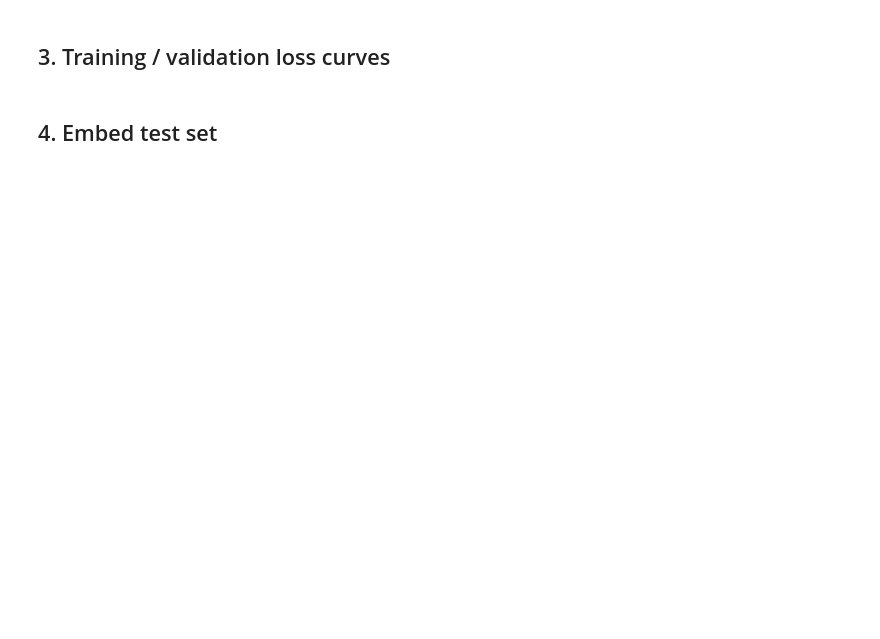
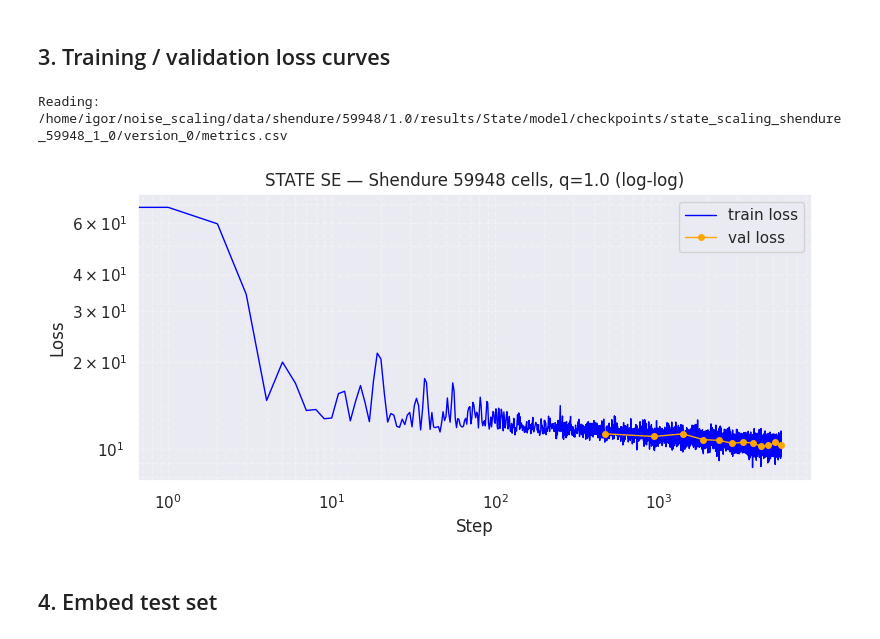
Before and after one commit to igor-sadalski/Scaling-up-measurement-noise-scaling-laws, a Jupyter notebook: analysis/2026-04-13_20-36_state_se_shendure_59k_prepare_train_lmi.ipynb, the cells around one changed output. Cells and saved outputs as stored; diff of their text form; code cells hidden in the pictures; blank space fills up the shorter version.

```diff
--- a/analysis/2026-04-13_20-36_state_se_shendure_59k_prepare_train_lmi.ipynb
+++ b/analysis/2026-04-13_20-36_state_se_shendure_59k_prepare_train_lmi.ipynb
@@ -120,7 +120,7 @@ base_dir = DATA_DIR / DATASET / str(SIZE) / str(QUALITY)
 model = State(
     base_dir=str(base_dir),
     device=DEVICE,
-    max_epochs=10,
+    max_epochs=100,
     early_stopping_patience=3,
     dataset_name=DATASET,
     seed=SEED,
@@ -200,49 +220,38 @@ Epoch 3/9  ━━━━━━━━━━━━━╺━━━━━━━ 301/4
 # %%
 log_dirs = sorted(glob.glob(
     str(model.checkpoint_dir / f"state_{model.profile_name}" / "version_*")
 ))
 metrics_file = Path(log_dirs[-1]) / "metrics.csv"
 print(f"Reading: {metrics_file}")
 
 df = pd.read_csv(metrics_file)
 train_loss = df[["step", "trainer/train_loss"]].dropna()
 val_loss = df[["step", "validation/val_loss"]].dropna()
 
-train_loss["ema_train_loss"] = train_loss["trainer/train_loss"].ewm(alpha=0.2).mean()
-val_loss["ema_val_loss"] = val_loss["validation/val_loss"].ewm(alpha=0.2).mean()
-
-train_win = 10
-train_loss["min_train"] = train_loss["trainer/train_loss"].rolling(train_win, min_periods=1).min()
-train_loss["max_train"] = train_loss["trainer/train_loss"].rolling(train_win, min_periods=1).max()
-val_win = 5
-val_loss["min_val"] = val_loss["validation/val_loss"].rolling(val_win, min_periods=1).min()
-val_loss["max_val"] = val_loss["validation/val_loss"].rolling(val_win, min_periods=1).max()
-
 fig, ax = plt.subplots(figsize=(8, 4))
 
-ax.fill_between(train_loss["step"], train_loss["min_train"], train_loss["max_train"],
-                color="C0", alpha=0.18, label="train min-max")
-ax.fill_between(val_loss["step"], val_loss["min_val"], val_loss["max_val"],
-                color="C1", alpha=0.18, label="val min-max")
+ax.plot(
+    train_loss["step"], train_loss["trainer/train_loss"],
+    label="train loss", color="blue", linewidth=1
+)
 
-ax.plot(train_loss["step"], train_loss["trainer/train_loss"],
-        label="train loss (raw)", alpha=0.2, linewidth=0.7)
-ax.plot(train_loss["step"], train_loss["ema_train_loss"],
-        label="train loss (EMA)", color="C0", linewidth=2)
-ax.plot(val_loss["step"], val_loss["validation/val_loss"],
-        "o", label="val loss (raw)", markersize=4, alpha=0.4)
-ax.plot(val_loss["step"], val_loss["ema_val_loss"],
-        "o-", label="val loss (EMA)", color="C1", markersize=4, linewidth=2)
+ax.plot(
+    val_loss["step"], val_loss["validation/val_loss"],
+    color="orange", marker="o", label="val loss", markersize=4, linewidth=1
+)
 
 ax.set_xlabel("Step")
 ax.set_ylabel("Loss")
 ax.set_title(f"STATE SE \u2014 Shendure {SIZE} cells, q={QUALITY} (log-log)")
 ax.set_xscale("log")
 ax.set_yscale("log")
 ax.legend()
 ax.grid(True, alpha=0.3, which="both", linestyle='--')
 fig.tight_layout()
 plt.show()
+# %% [output]
+Reading: /home/igor/noise_scaling/data/shendure/59948/1.0/results/State/model/checkpoints/state_scaling_shendure_59948_1_0/version_0/metrics.csv
+[figure, added]
 # %% [markdown]
 ## 4. Embed test set
 # %%
```
Also changed, not shown: parts of 7 cells of this notebook, 22 other files.
